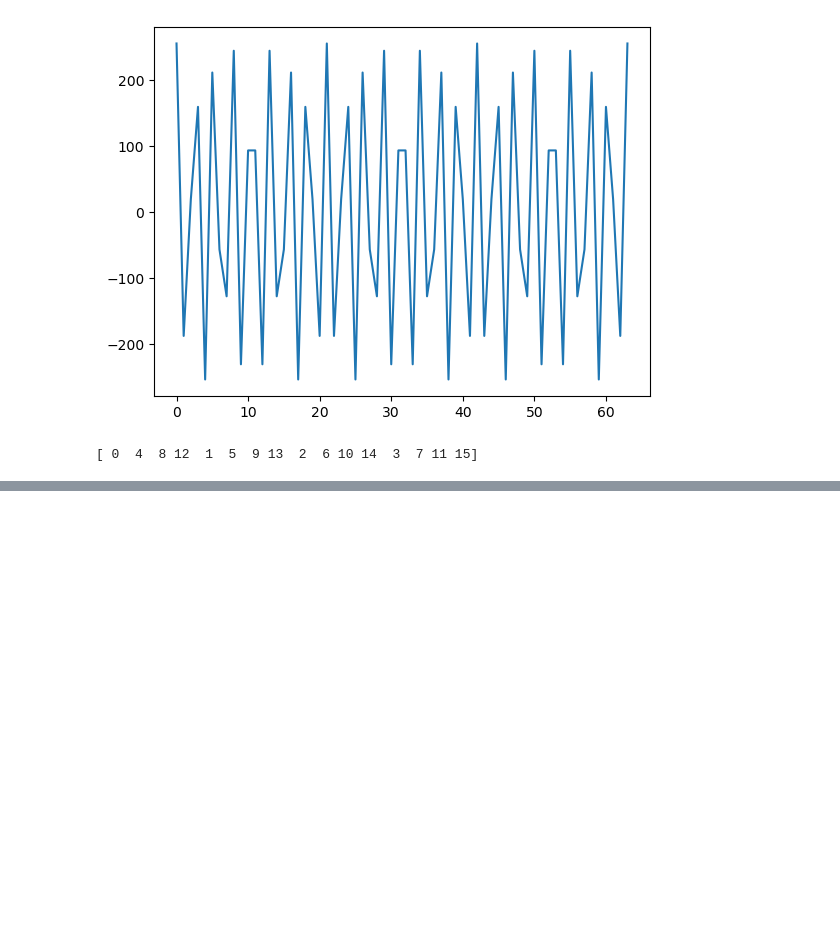
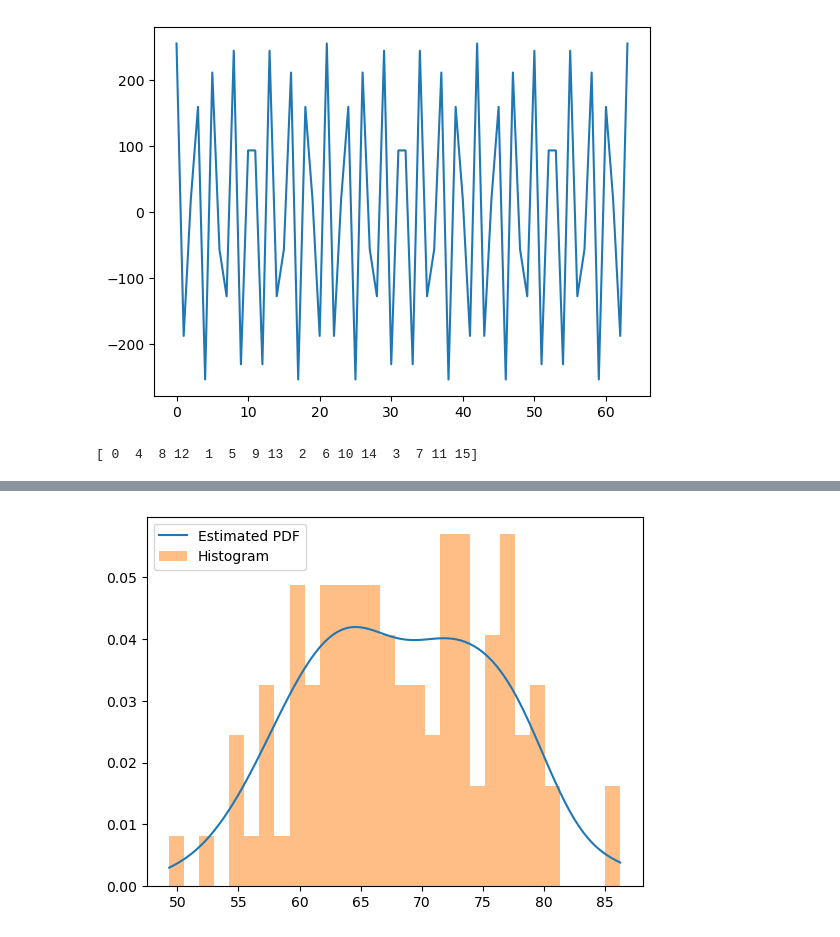
Before and after one commit to saki92/fft_validation, a Jupyter notebook: jupyter_fft/fft_plot.ipynb, the cells around one changed output, grey strips where cells are left out. Cells and saved outputs as stored; diff of their text form; code cells hidden in the pictures; blank space fills up the shorter version.

```diff
--- a/jupyter_fft/fft_plot.ipynb
+++ b/jupyter_fft/fft_plot.ipynb
@@ -312,0 +372,12 @@ fig.savefig('fft_result.png')
+# %%
+p30 = pd.read_csv('/home/sakthi/oai_dev2/cmake_targets/ran_build/build/error_dist.csv')
+data_pdf = p30["4"]
+kde = gaussian_kde(data_pdf)
+kde_x = np.linspace(min(data_pdf), max(data_pdf), 100)
+pdfs = kde(kde_x)
+plt.plot(kde_x, pdfs, label="Estimated PDF")
+plt.hist(data_pdf, bins=30, density=True, alpha=0.5, label="Histogram")
+plt.legend()
+plt.show()
+# %% [output]
+[figure, added]
```
Also changed, not shown: parts of 8 cells of this notebook.
